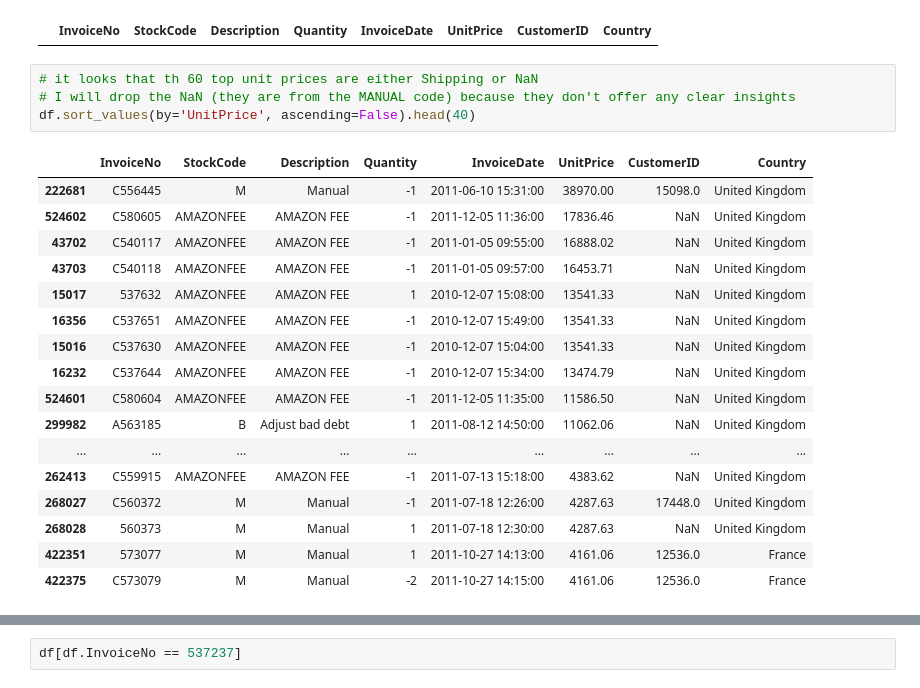
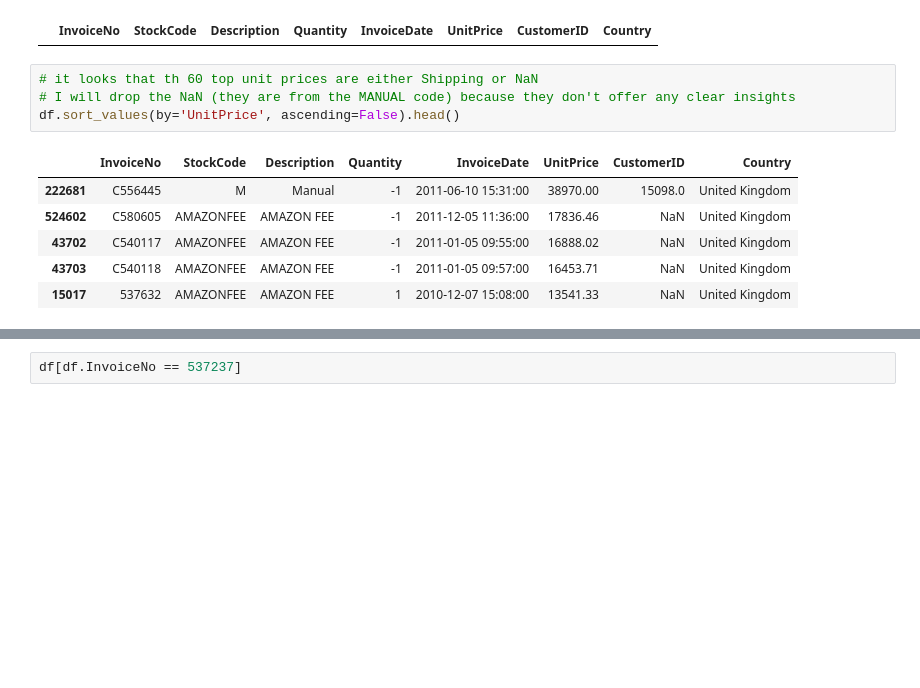
Before and after one commit to dimitsagk/ClientClustering_InventoryForecast, a Jupyter notebook: notebooks/01_Initial_Exploration+Cleaning-notebook.ipynb, the cells around one changed output, grey strips where cells are left out. Cells and saved outputs as stored; diff of their text form; blank space fills up the shorter version.

```diff
--- a/notebooks/01_Initial_Exploration+Cleaning-notebook.ipynb
+++ b/notebooks/01_Initial_Exploration+Cleaning-notebook.ipynb
@@ -202,23 +201,12 @@ df[(df.InvoiceNo == 567507) & (df.StockCode =='SHIPPING')]
 # %%
 # it looks that th 60 top unit prices are either Shipping or NaN
 # I will drop the NaN (they are from the MANUAL code) because they don't offer any clear insights
-df.sort_values(by='UnitPrice', ascending=False).head(40)
+df.sort_values(by='UnitPrice', ascending=False).head()
 # %% [output]
 |  | InvoiceNo | StockCode | Description | Quantity | InvoiceDate | UnitPrice | CustomerID | Country |
 | 222681 | C556445 | M | Manual | -1 | 2011-06-10 15:31:00 | 38970.00 | 15098.0 | United Kingdom |
 | 524602 | C580605 | AMAZONFEE | AMAZON FEE | -1 | 2011-12-05 11:36:00 | 17836.46 | NaN | United Kingdom |
 | 43702 | C540117 | AMAZONFEE | AMAZON FEE | -1 | 2011-01-05 09:55:00 | 16888.02 | NaN | United Kingdom |
 | 43703 | C540118 | AMAZONFEE | AMAZON FEE | -1 | 2011-01-05 09:57:00 | 16453.71 | NaN | United Kingdom |
 | 15017 | 537632 | AMAZONFEE | AMAZON FEE | 1 | 2010-12-07 15:08:00 | 13541.33 | NaN | United Kingdom |
-| 16356 | C537651 | AMAZONFEE | AMAZON FEE | -1 | 2010-12-07 15:49:00 | 13541.33 | NaN | United Kingdom |
-| 15016 | C537630 | AMAZONFEE | AMAZON FEE | -1 | 2010-12-07 15:04:00 | 13541.33 | NaN | United Kingdom |
-| 16232 | C537644 | AMAZONFEE | AMAZON FEE | -1 | 2010-12-07 15:34:00 | 13474.79 | NaN | United Kingdom |
-| 524601 | C580604 | AMAZONFEE | AMAZON FEE | -1 | 2011-12-05 11:35:00 | 11586.50 | NaN | United Kingdom |
-| 299982 | A563185 | B | Adjust bad debt | 1 | 2011-08-12 14:50:00 | 11062.06 | NaN | United Kingdom |
-| ... | ... | ... | ... | ... | ... | ... | ... | ... |
-| 262413 | C559915 | AMAZONFEE | AMAZON FEE | -1 | 2011-07-13 15:18:00 | 4383.62 | NaN | United Kingdom |
-| 268027 | C560372 | M | Manual | -1 | 2011-07-18 12:26:00 | 4287.63 | 17448.0 | United Kingdom |
-| 268028 | 560373 | M | Manual | 1 | 2011-07-18 12:30:00 | 4287.63 | NaN | United Kingdom |
-| 422351 | 573077 | M | Manual | 1 | 2011-10-27 14:13:00 | 4161.06 | 12536.0 | France |
-| 422375 | C573079 | M | Manual | -2 | 2011-10-27 14:15:00 | 4161.06 | 12536.0 | France |
 # %%
```
Also changed, not shown: parts of 19 cells of this notebook.
